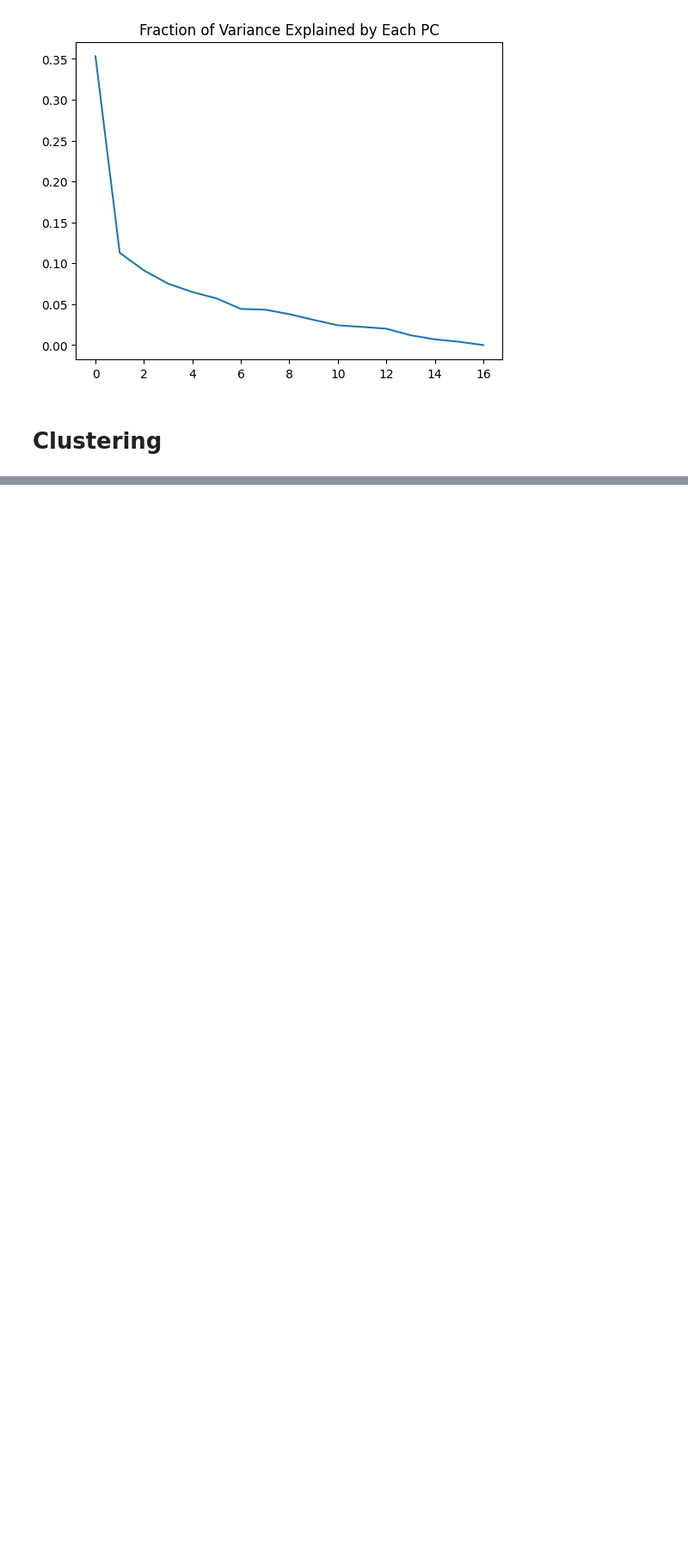
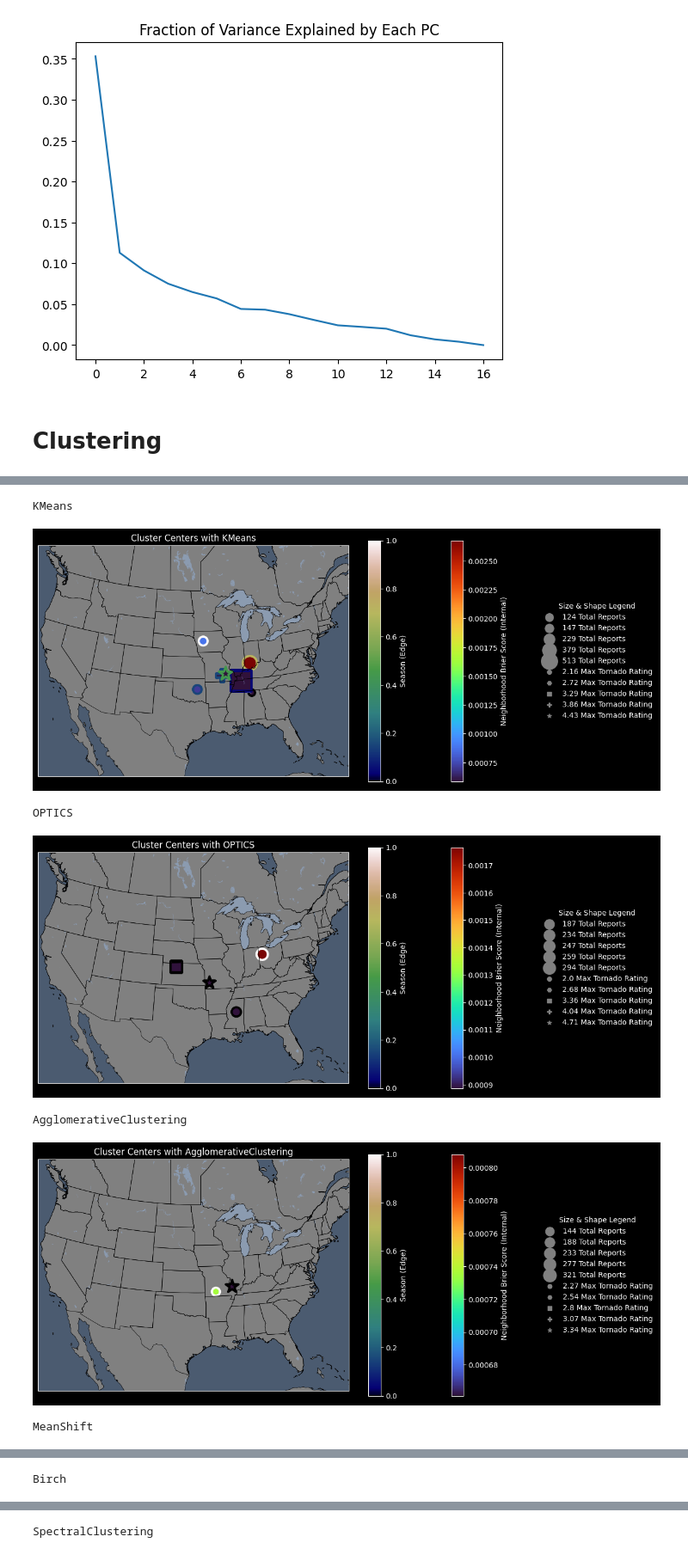
Before and after one commit to milesepstein13/severe-thunderstorm-analysis, a Jupyter notebook: clustering.ipynb, the cells around one changed output, grey strips where cells are left out. Shown at 86% size. Drawn from its saved outputs; the diff is of its cells as text; code cells hidden in the pictures; blank space fills up the shorter version.

Commit message:
performed clustering with various methods and made plots

```diff
--- a/clustering.ipynb
+++ b/clustering.ipynb
@@ -277,0 +263,73 @@ Cluster 7
+# %%
+# cluster with, k-means, knn, optics, birch, dbscan look here for use cases https://scikit-learn.org/stable/modules/clustering.html
+# Will want to come up with way to visualize: put location on map, color code by other value(s)? Then do similar for many clustering methods
+
+save = True
+
+# Define constants for plots
+sizekey='REPORT_NUM'
+sizestring = 'Total Reports'
+colorkey= 'NEIGH_NUM'
+colorstring = 'Neighborhood Brier Score'
+fill_cmap = 'turbo'
+shapekey = 'TOR_F'
+shapestring = 'Max Tornado Rating'
+edgekey = 'SEASON'
+edgestring = 'Season'
+edge_cmap = 'gist_earth'
+
+
+
+clustering_algorithms = {
+    'KMeans': KMeans,
+    'OPTICS': OPTICS,
+    #'DBSCAN': DBSCAN,
+    'AgglomerativeClustering': AgglomerativeClustering,
+    'MeanShift': MeanShift,
+    'Birch': Birch,
+    'SpectralClustering': SpectralClustering
+}
+
+
+for name, cls in clustering_algorithms.items():
+    print(name)
+    X = data_matrix
+    c = cls().fit(X)
+    if hasattr(c, 'cluster_centers_'):
+        centers = (c.cluster_centers_ * stds + means)
+    else:
+        labels = cls().fit_predict(X)
+        if name == 'DBSCAN' or name == 'OPTICS':
+            unique_labels = set(labels) - {-1}
+        else:
+            unique_labels = set(labels)
+        centers = np.empty((len(unique_labels), X.shape[1]))
+        for label, i in zip(unique_labels, range(len(unique_labels))):
+            cluster_points = X[labels == label]
+            centroid = cluster_points.mean(axis=0)
+            centers[i, :] = centroid
+        centers = centers * stds + means
+
+    result_string = ''
+
+    for i in range(centers.shape[0]):
+        result_string += '\nCluster ' + str(i) + ':'
+        for j in range(centers.shape[1]):
+            result_string += '\n' + str(keys[j]) + ': ' + str(centers[i, j])
+
+    if save:
+        path = 'plots/clustering/'+name
+        if not os.path.exists(path):
+            os.makedirs(path)
+        with open('plots/clustering/' + name + '/centers.txt', "w") as file:
+            file.write(result_string)
+
+    plot_clusters(centers, keys, cluster_method = name, sizekey='REPORT_NUM', sizestring = 'Total Reports', colorkey= 'NEIGH_NUM', colorstring = 'Neighborhood Brier Score', fill_cmap = 'turbo', shapekey = 'TOR_F', shapestring = 'Max Tornado Rating', edgekey = 'SEASON', edgestring = 'Season', edge_cmap = 'gist_earth', save = save)
+# %% [output]
+KMeans
+[figure, added]
+OPTICS
+[figure, added]
+AgglomerativeClustering
+[figure, added]
+MeanShift
@@ -277,0 +337 @@ Cluster 7
+Birch
@@ -277,0 +339 @@ Cluster 7
+SpectralClustering
```
Also changed, not shown: parts of 3 cells of this notebook, 12 other files.
